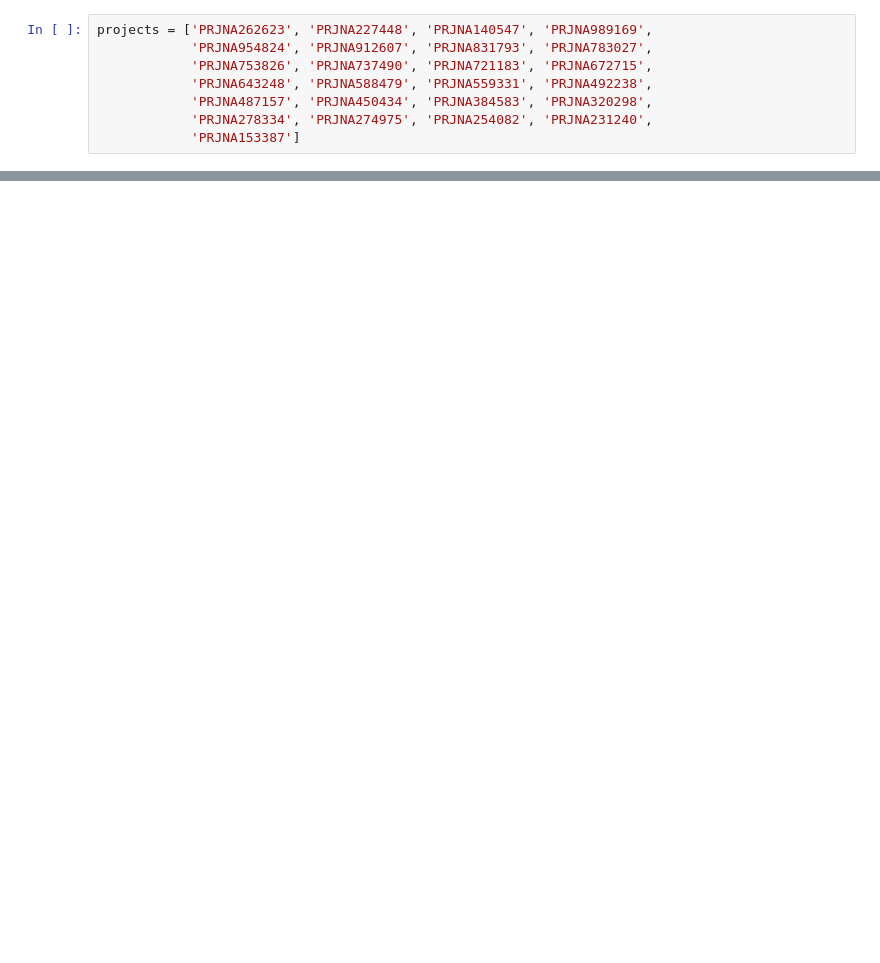
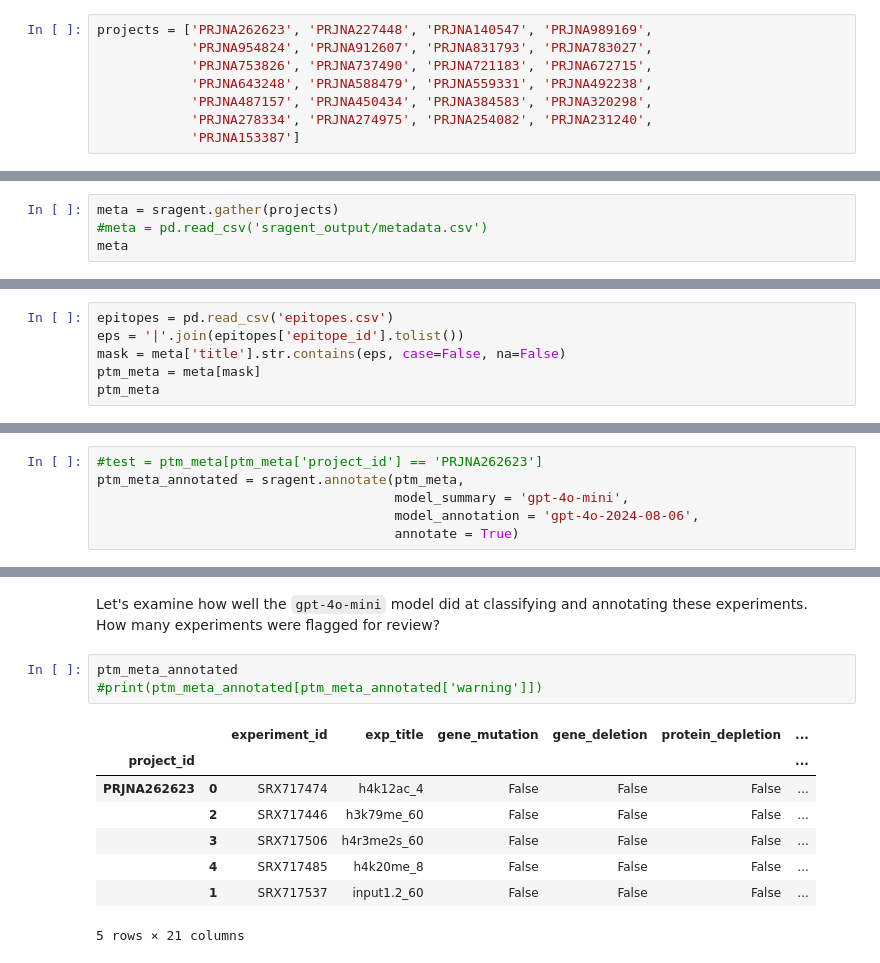
Before and after one commit to mniederhuber/LLoMics, a Jupyter notebook: vignette/yeast_histone.ipynb, the cells around one changed output, grey strips where cells are left out. Saved outputs shown, nothing was run; the diff lists cells and outputs as text; blank space fills up the shorter version.

Commit message:
progress on vignette, adding in epitopes sheet to filter metadata

```diff
--- a/vignette/yeast_histone.ipynb
+++ b/vignette/yeast_histone.ipynb
@@ -39,0 +26,4 @@ PRJNA153387 fetch complete...
+# %%
+meta = sragent.gather(projects)
+#meta = pd.read_csv('sragent_output/metadata.csv')
+meta
@@ -90,0 +74,6 @@ Successfully installed sragent
+# %%
+epitopes = pd.read_csv('epitopes.csv')
+eps = '|'.join(epitopes['epitope_id'].tolist())
+mask = meta['title'].str.contains(eps, case=False, na=False)
+ptm_meta = meta[mask]
+ptm_meta
@@ -90,0 +97,6 @@ Successfully installed sragent
+# %%
+#test = ptm_meta[ptm_meta['project_id'] == 'PRJNA262623']
+ptm_meta_annotated = sragent.annotate(ptm_meta,
+                                      model_summary = 'gpt-4o-mini',
+                                      model_annotation = 'gpt-4o-2024-08-06',
+                                      annotate = True)
@@ -90,0 +152,15 @@ Successfully installed sragent
+# %% [markdown]
+Let's examine how well the `gpt-4o-mini` model did at classifying and annotating these experiments.\
+How many experiments were flagged for review?
+# %%
+ptm_meta_annotated
+#print(ptm_meta_annotated[ptm_meta_annotated['warning']])
+# %% [output]
+|  |  | experiment_id | exp_title | gene_mutation | gene_deletion | protein_depletion | ... |
+| project_id |  |  |  |  |  |  | ... |
+| PRJNA262623 | 0 | SRX717474 | h4k12ac_4 | False | False | False | ... |
+|  | 2 | SRX717446 | h3k79me_60 | False | False | False | ... |
+|  | 3 | SRX717506 | h4r3me2s_60 | False | False | False | ... |
+|  | 4 | SRX717485 | h4k20me_8 | False | False | False | ... |
+|  | 1 | SRX717537 | input1.2_60 | False | False | False | ... |
+5 rows × 21 columns
```
Also changed, not shown: parts of 16 cells of this notebook, 1 other file.
